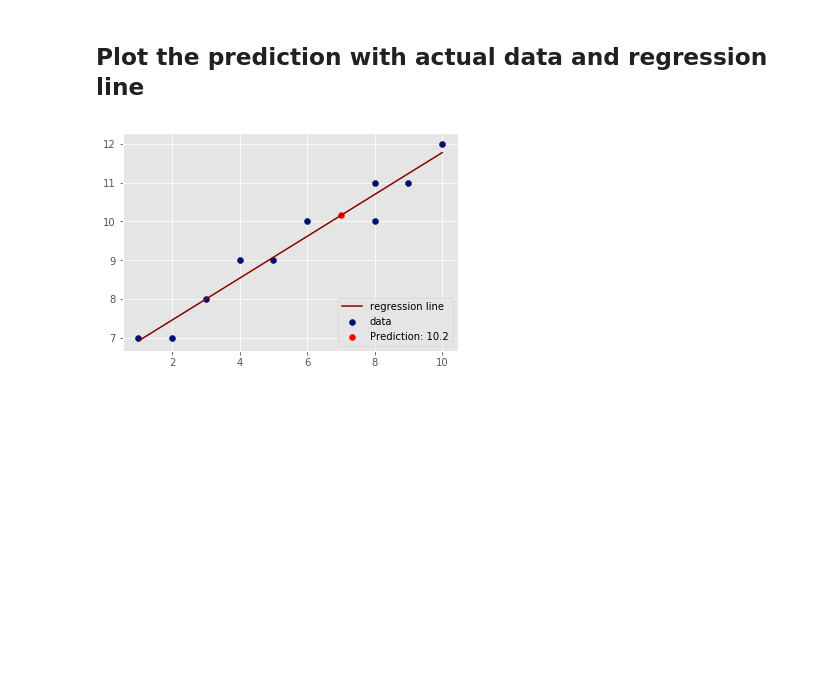
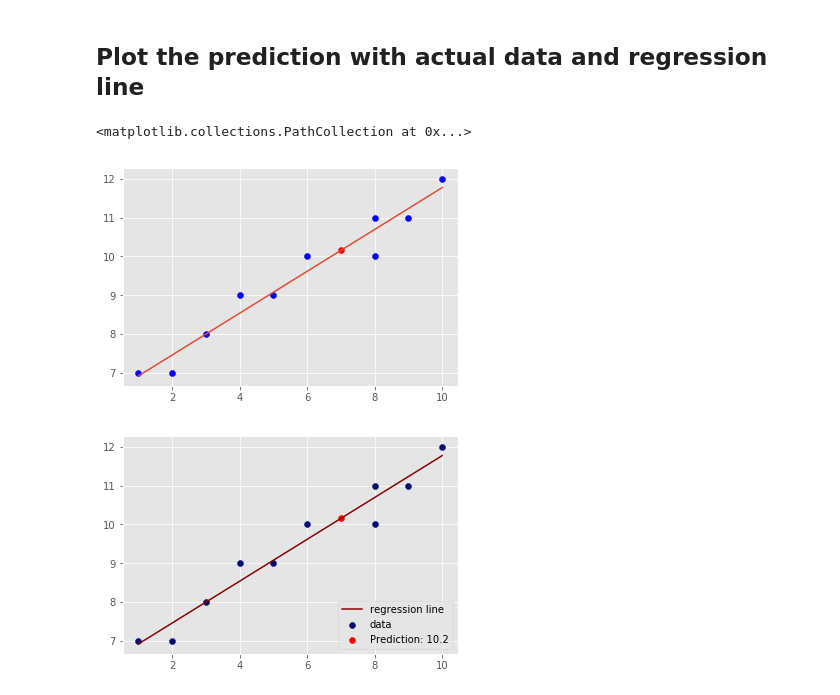
Before and after one commit to MsJacksonIYN/dsc-0-10-07-simple-linear-regression-lab-nyc-ds-career-031119, a Jupyter notebook: index.ipynb, the cells around one changed output. Cells and saved outputs as stored; diff of their text form; code cells hidden in the pictures; blank space fills up the shorter version.

```diff
--- a/index.ipynb
+++ b/index.ipynb
@@ -161,7 +161,10 @@ y_predicted
 # %%
 plt.scatter(X,Y,c='blue')
 plt.plot(X,regression_line)
-plt.scatter(x_new, y_predicted,)
+plt.scatter(x_new, y_predicted,c='red')
+# %% [output]
+<matplotlib.collections.PathCollection at 0x...>
+[figure, added]
 # %%
 # Plot as above and show the predicted value
 # %% [output]
```
